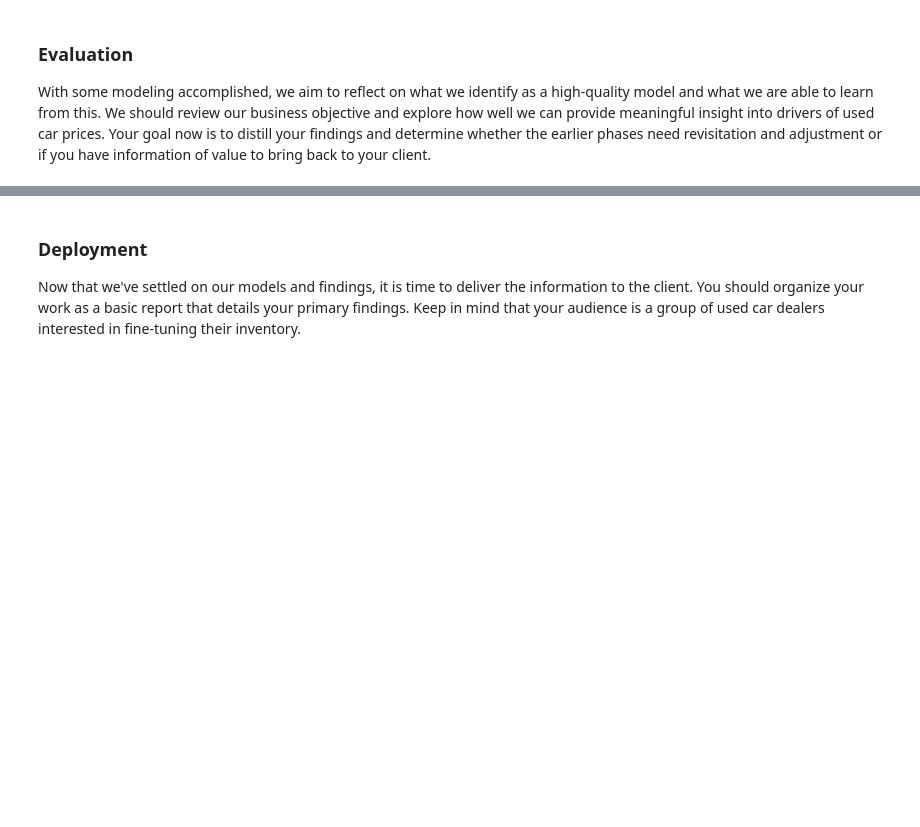
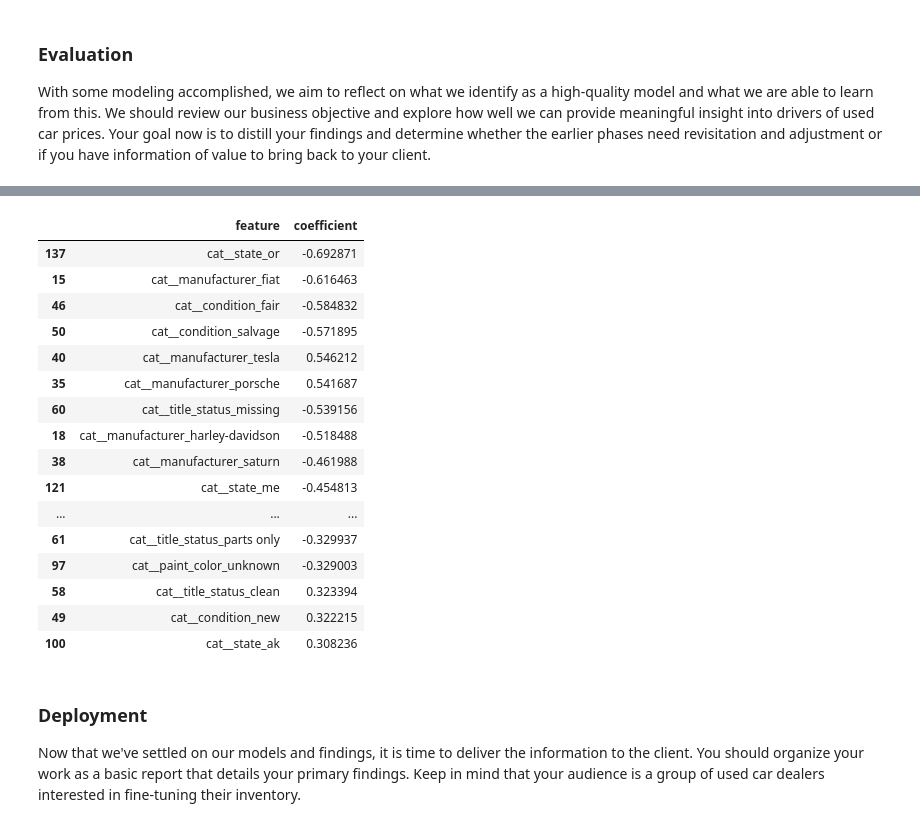
Before and after one commit to mateovargas/price-of-car, a Jupyter notebook: prompt_II.ipynb, the cells around one changed output, grey strips where cells are left out. Cells and saved outputs as stored; diff of their text form; code cells hidden in the pictures; blank space fills up the shorter version.

```diff
--- a/prompt_II.ipynb
+++ b/prompt_II.ipynb
@@ -835,3 +943,26 @@ With your (almost?) final dataset in hand, it is now time to build some models.
 ### Evaluation
 
 With some modeling accomplished, we aim to reflect on what we identify as a high-quality model and what we are able to learn from this.  We should review our business objective and explore how well we can provide meaningful insight into drivers of used car prices.  Your goal now is to distill your findings and determine whether the earlier phases need revisitation and adjustment or if you have information of value to bring back to your client.
+# %%
+# Evaluate on Test Set
+linear_regression_model.fit(X_train, Y_train)
+Y_predict_linear = linear_regression_model.predict(X_test)
+
+print("Linear Test R2:", r2_score(Y_test, Y_predict_linear))
+print("Linear Test MAE (log scale):", mean_absolute_error(Y_test, Y_predict_linear))
+print('\n')
+best_ridge = ridge_grid.best_estimator_
+best_ridge.fit(X_train, Y_train)
+Y_predict_ridge = best_ridge.predict(X_test)
+
+print('Ridge Test R2: ', r2_score(Y_test, Y_predict_ridge))
+print('Ridge Test MAE (log scale): ', mean_absolute_error(Y_test, Y_predict_ridge))
+print('\n')
+best_lasso = lasso_grid.best_estimator_
+
+best_lasso.fit(X_train, Y_train)
+
+Y_predict_lasso = best_lasso.predict(X_test)
+
+print("Lasso Test R2:", r2_score(Y_test, Y_predict_lasso))
+print("Lasso Test MAE (log scale):", mean_absolute_error(Y_test, Y_predict_lasso))
@@ -838,3 +980,40 @@ With some modeling accomplished, we aim to reflect on what we identify as a high
+# %%
+# Extract Feature Names to Interpret Coefficients
+feature_names = (
+    best_ridge.named_steps["preprocessor"]
+    .get_feature_names_out()
+)
+coefficients = best_ridge.named_steps["regressor"].coef_
+coef_df = pd.DataFrame({
+    "feature": feature_names,
+    "coefficient": coefficients
+})
+
+coef_df_sorted = coef_df.sort_values(
+    by="coefficient",
+    key=abs,
+    ascending=False
+)
+
+coef_df_sorted.head(20)
+# %% [output]
+|  | feature | coefficient |
+| 137 | cat__state_or | -0.692871 |
+| 15 | cat__manufacturer_fiat | -0.616463 |
+| 46 | cat__condition_fair | -0.584832 |
+| 50 | cat__condition_salvage | -0.571895 |
+| 40 | cat__manufacturer_tesla | 0.546212 |
+| 35 | cat__manufacturer_porsche | 0.541687 |
+| 60 | cat__title_status_missing | -0.539156 |
+| 18 | cat__manufacturer_harley-davidson | -0.518488 |
+| 38 | cat__manufacturer_saturn | -0.461988 |
+| 121 | cat__state_me | -0.454813 |
+| ... | ... | ... |
+| 61 | cat__title_status_parts only | -0.329937 |
+| 97 | cat__paint_color_unknown | -0.329003 |
+| 58 | cat__title_status_clean | 0.323394 |
+| 49 | cat__condition_new | 0.322215 |
+| 100 | cat__state_ak | 0.308236 |
 # %% [markdown]
 ### Deployment
 
```
Also changed, not shown: parts of 14 cells of this notebook.
